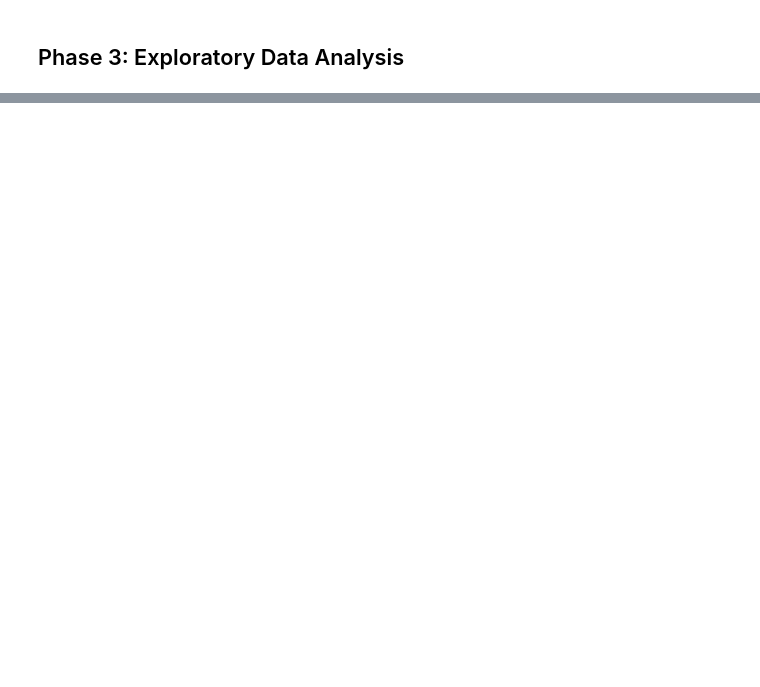
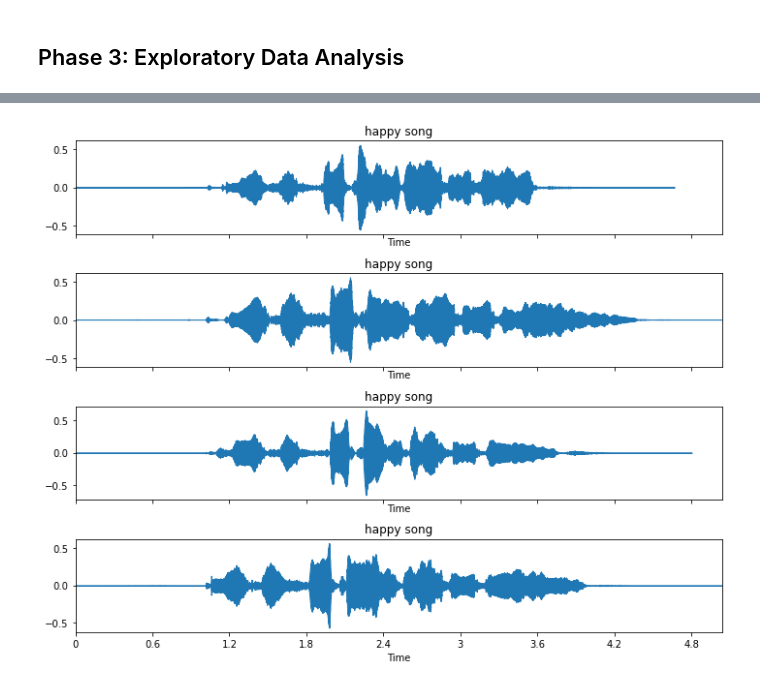
Before and after one commit to kduane/speech_emotion_recognition, a Jupyter notebook: single_actor_eda.ipynb, the cells around one changed output, grey strips where cells are left out. Drawn from its saved outputs; the diff is of its cells as text; code cells hidden in the pictures; blank space fills up the shorter version.

```diff
--- a/single_actor_eda.ipynb
+++ b/single_actor_eda.ipynb
@@ -161,0 +114,4 @@ plot_waves(a10_s02, 'fearful', (10, 8))
+# %%
+qp.plot_waves(a10_s02, ['happy'], channels = ['song'], figsize = (10, 8))
+# %% [output]
+[figure, added]
```
Also changed, not shown: parts of 49 cells of this notebook, 4 other files.
